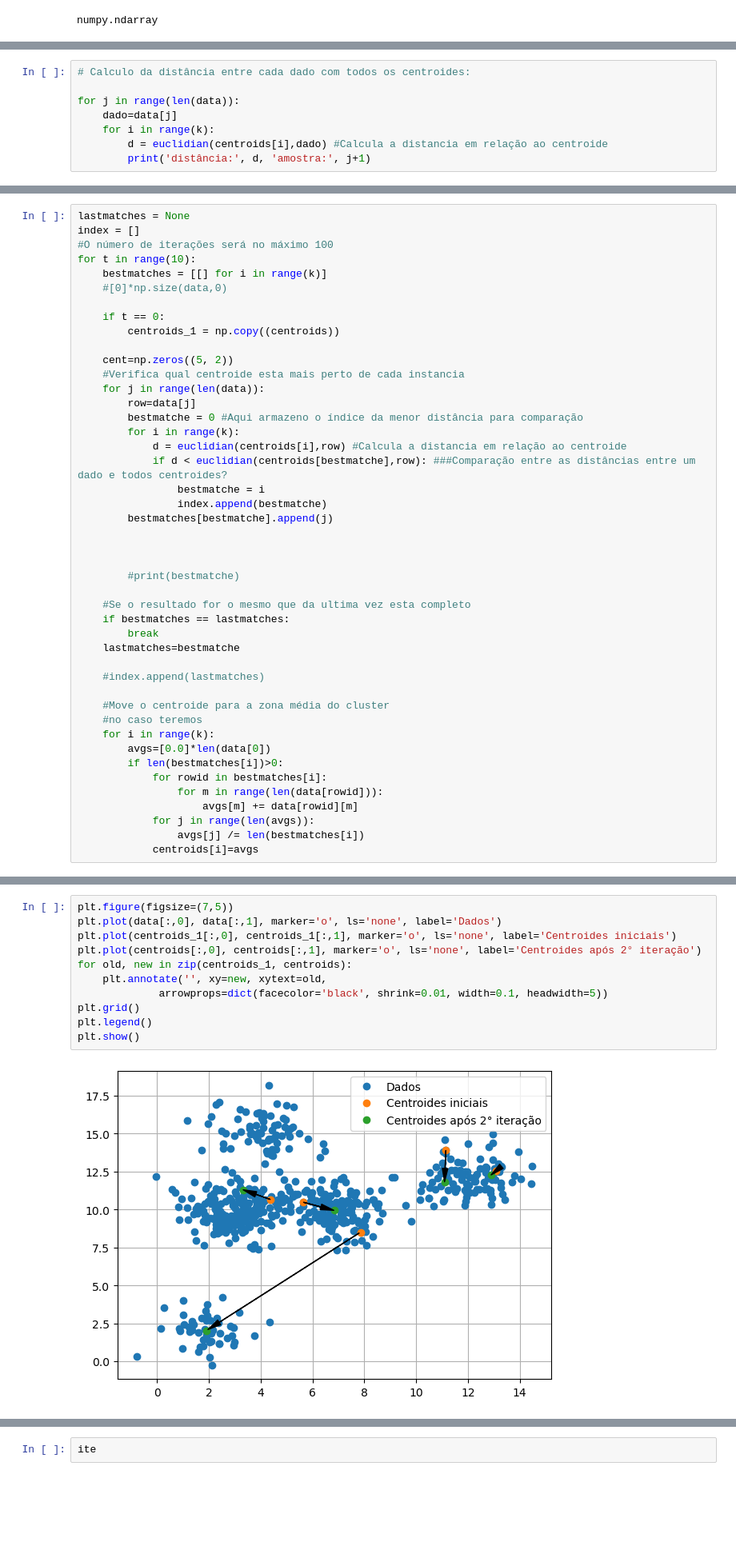
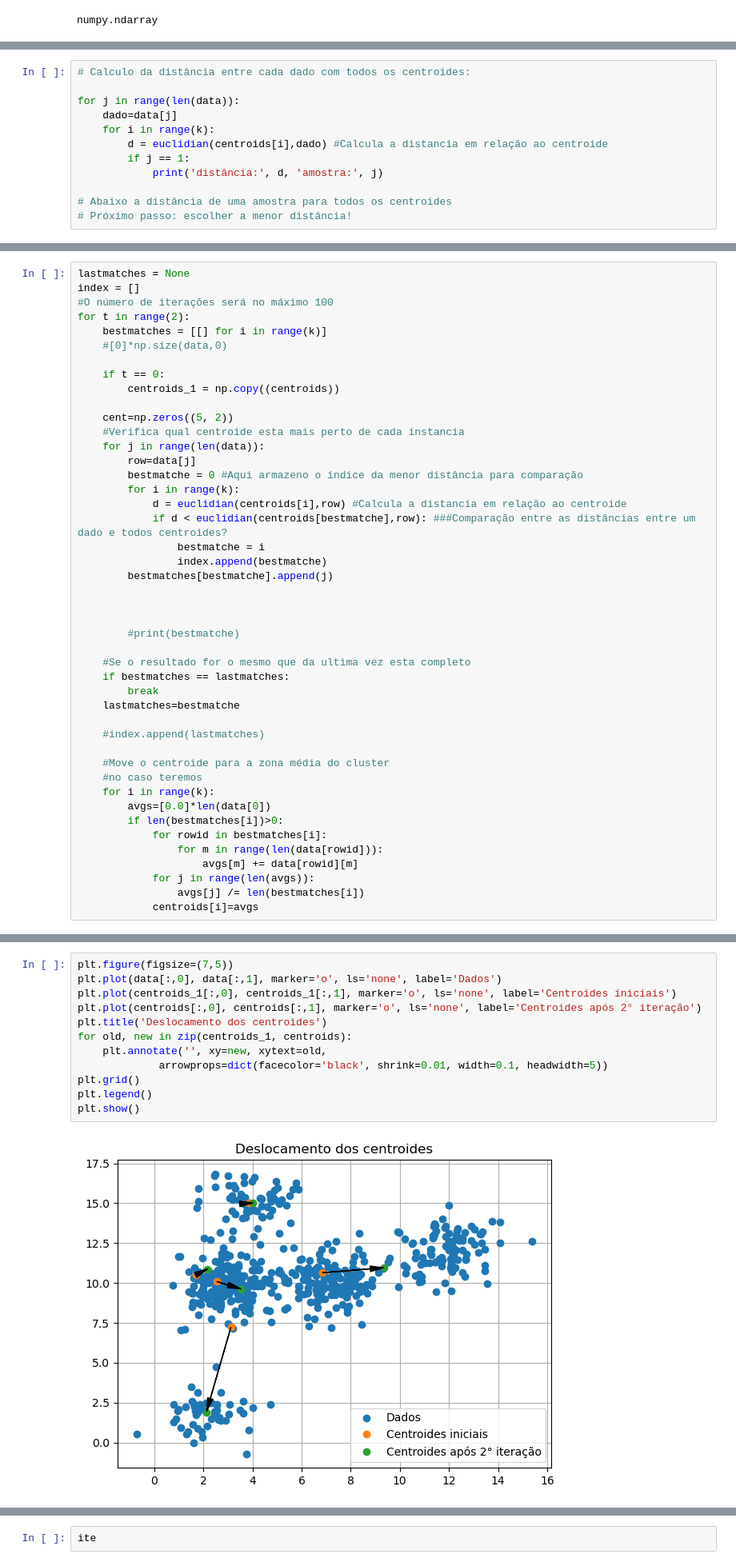
Before and after one commit to Ibsen-Gomes/K-Means, a Jupyter notebook: codes/K-Means_notebook.ipynb, the cells around one changed output, grey strips where cells are left out. Shown: that part at 80% size. Saved outputs shown, nothing was run; the diff lists cells and outputs as text; blank space fills up the shorter version.

```diff
--- a/codes/K-Means_notebook.ipynb
+++ b/codes/K-Means_notebook.ipynb
@@ -154,5 +156,9 @@ for j in range(len(data)):
     dado=data[j]
     for i in range(k):
         d = euclidian(centroids[i],dado) #Calcula a distancia em relação ao centroide
-        print('distância:', d, 'amostra:', j+1)
+        if j == 1:
+            print('distância:', d, 'amostra:', j)
+
+# Abaixo a distância de uma amostra para todos os centroides
+# Próximo passo: escolher a menor distância!
 # %% [output]
@@ -194,7 +188,7 @@ array([[13.07416725, 12.5409508 ],
 lastmatches = None
 index = []
 #O número de iterações será no máximo 100
-for t in range(10):
+for t in range(2):
     bestmatches = [[] for i in range(k)]
     #[0]*np.size(data,0)
 
@@ -274,16 +255,17 @@ array([[12.89341542, 12.28554591],
 # %%
 plt.figure(figsize=(7,5))
 plt.plot(data[:,0], data[:,1], marker='o', ls='none', label='Dados')
 plt.plot(centroids_1[:,0], centroids_1[:,1], marker='o', ls='none', label='Centroides iniciais')
 plt.plot(centroids[:,0], centroids[:,1], marker='o', ls='none', label='Centroides após 2° iteração')
+plt.title('Deslocamento dos centroides')
 for old, new in zip(centroids_1, centroids):
     plt.annotate('', xy=new, xytext=old,
              arrowprops=dict(facecolor='black', shrink=0.01, width=0.1, headwidth=5))
 plt.grid()
 plt.legend()
 plt.show()
 # %% [output]
-[figure, old version]
+[figure, new version]
 # %% [markdown]
 ### Abaixo, temos a forma de inicialização usando o kmeans++:
 
```
Also changed, not shown: parts of 27 cells of this notebook, 2 other files.
